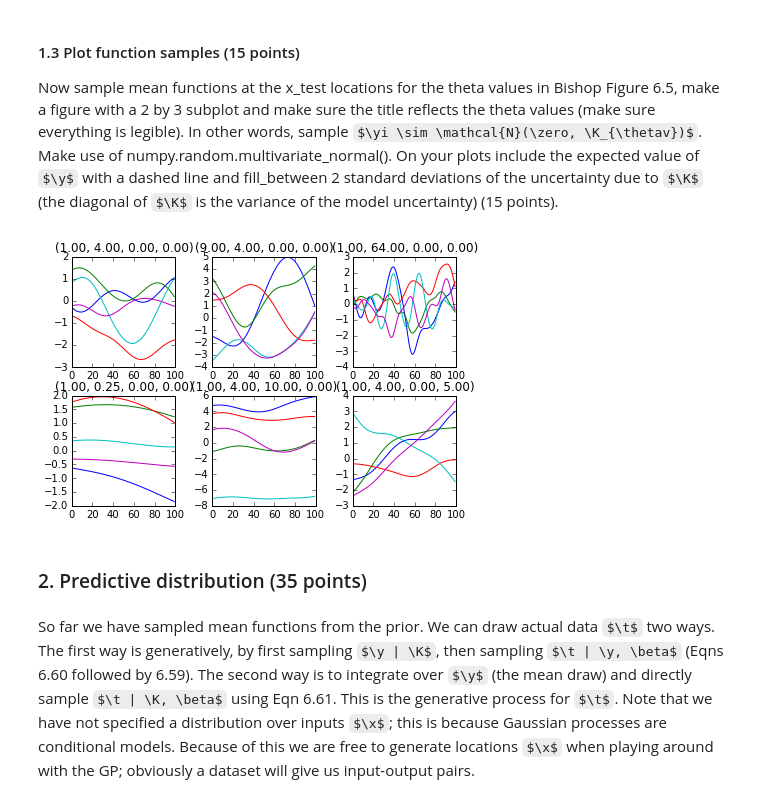
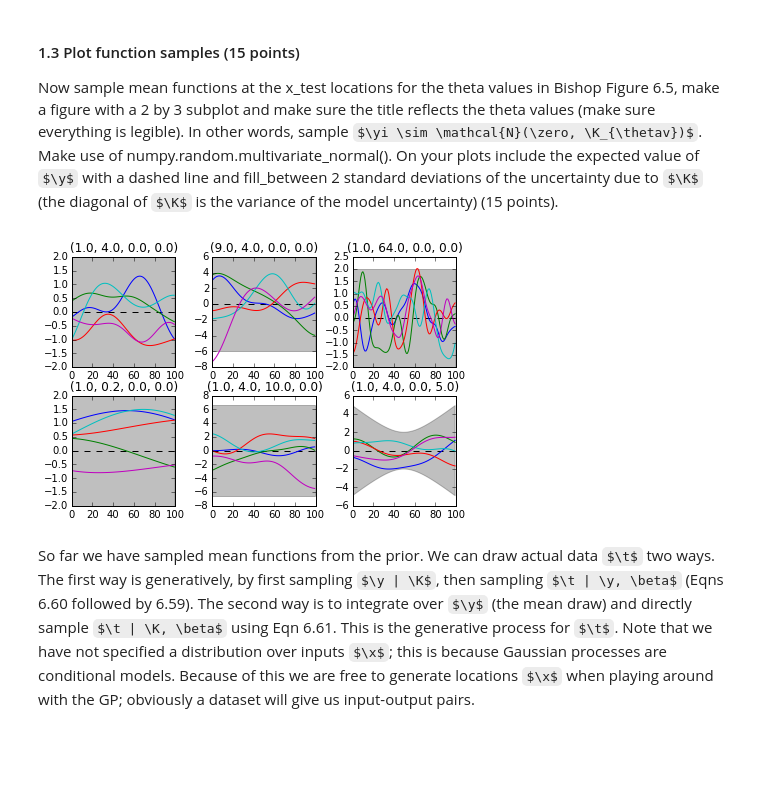
Before and after one commit to UnarmedLad/Machine-Learning-1, a Jupyter notebook: Lab3.ipynb, the cells around one changed output. Drawn from its saved outputs; the diff is of its cells as text; code cells hidden in the pictures; some formulas as TeX source; blank space fills up the shorter version.

```diff
--- a/Lab3.ipynb
+++ b/Lab3.ipynb
@@ -95,7 +95,7 @@ We will implement Gaussian process regression using the kernel function in Bisho
 To start, implement function "k_n_m( xn, xm, thetas )" that takes scalars $\xn$ and $\xm$, and a vector of $4$ thetas, and computes the kernel function Bishop Eqn. 6.63 (10 points).
 # %%
 def k_n_m( xn, xm, thetas):
-    return thetas[0]*exp(-thetas[1]/2*(xn-xm)**2) + thetas[2] + thetas[3]*xn*xm
+    return thetas[0]*exp(-thetas[1]/2*(xn-xm)**2) + thetas[2] + thetas[3]*np.dot(xn,xm)
 # %% [markdown]
 #### 1.2 computeK( X1, X2, thetas ) (5 points)
 Eqn 6.60 is the marginal distribution of mean ouput of $N$ data vectors: $p(\y) = \mathcal{N}(\zero, \K)$.  Notice that the expected mean function is $0$ at all locations, and that the covariance is a $N$ by $N$ kernel matrix $\K$.  Write a function "computeK( X1, X2, thetas )" that computes the kernel matrix. Hint: use k_n_m as part of an innner loop (of course, there are more efficient ways of computing the kernel function making better use of vectorization, but that is not necessary) (5 points).
@@ -110,21 +110,25 @@ def computeK( X1, X2, thetas):
 #### 1.3 Plot function samples (15 points)
 Now sample mean functions at the x_test locations for the theta values in Bishop Figure 6.5, make a figure with a 2 by 3 subplot and make sure the title reflects the theta values (make sure everything is legible).  In other words, sample $\yi \sim \mathcal{N}(\zero, \K_{\thetav})$.  Make use of numpy.random.multivariate_normal().  On your plots include the expected value of $\y$ with a dashed line and fill_between 2 standard deviations of the uncertainty due to $\K$ (the diagonal of $\K$ is the variance of the model uncertainty) (15 points).
 # %%
+#TODO klopt de output hiervan wel? ik zou in alle gevallen een rechte lijn verwachten tussen [-2,2] bij de fill
 thetas = [[[1, 4, 0, 0],    [9, 4, 0, 0],  [1, 64, 0, 0]],
           [[1, 0.25, 0, 0], [1, 4, 10, 0], [1, 4, 0, 5]]]
 num_samples = 5
 f,axarr = subplots(2,3)
 f.tight_layout()
 for i in range(2):
     for j in range(3):
+        K = computeK(x_test, x_test, thetas[i][j])
+        std_total = np.sqrt(np.diag(K))
+        axarr[i,j].plot(zeros(N_test), 'k--')
+        axarr[i,j].fill_between( range(N_test), 2*std_total,-2*std_total, color='k', alpha=0.25 )
+        axarr[i,j].set_title("(%.1f, %.1f, %.1f, %.1f)" % (thetas[i][j][0], thetas[i][j][1],thetas[i][j][2],thetas[i][j][3]))
+
         for k in range(num_samples):
-            y = np.random.multivariate_normal( zeros(N_test), computeK(x_test, x_test, thetas[i][j]))
-            axarr[i,j].set_title("(%.2f, %.2f, %.2f, %.2f)" % (thetas[i][j][0], thetas[i][j][1],thetas[i][j][2],thetas[i][j][3]))
+            y = np.random.multivariate_normal( zeros(N_test), K)
             axarr[i,j].plot(y)
 # %% [output]
-[figure, old version]
+[figure, new version]
-# %% [markdown]
-### 2. Predictive distribution (35 points)
 # %% [markdown]
 So far we have sampled mean functions from the prior.  We can draw actual data $\t$ two ways.  The first way is generatively, by first sampling $\y | \K$, then sampling $\t | \y, \beta$ (Eqns 6.60 followed by 6.59).  The second way is to integrate over $\y$ (the mean draw) and directly sample $\t | \K, \beta$ using Eqn 6.61.    This is the generative process for $\t$.  Note that we have not specified a distribution over inputs $\x$;  this is because Gaussian processes are conditional models.  Because of this we are free to generate locations $\x$ when playing around with the GP; obviously a dataset will give us input-output pairs.
 
```
Also changed, not shown: parts of 4 cells of this notebook.
